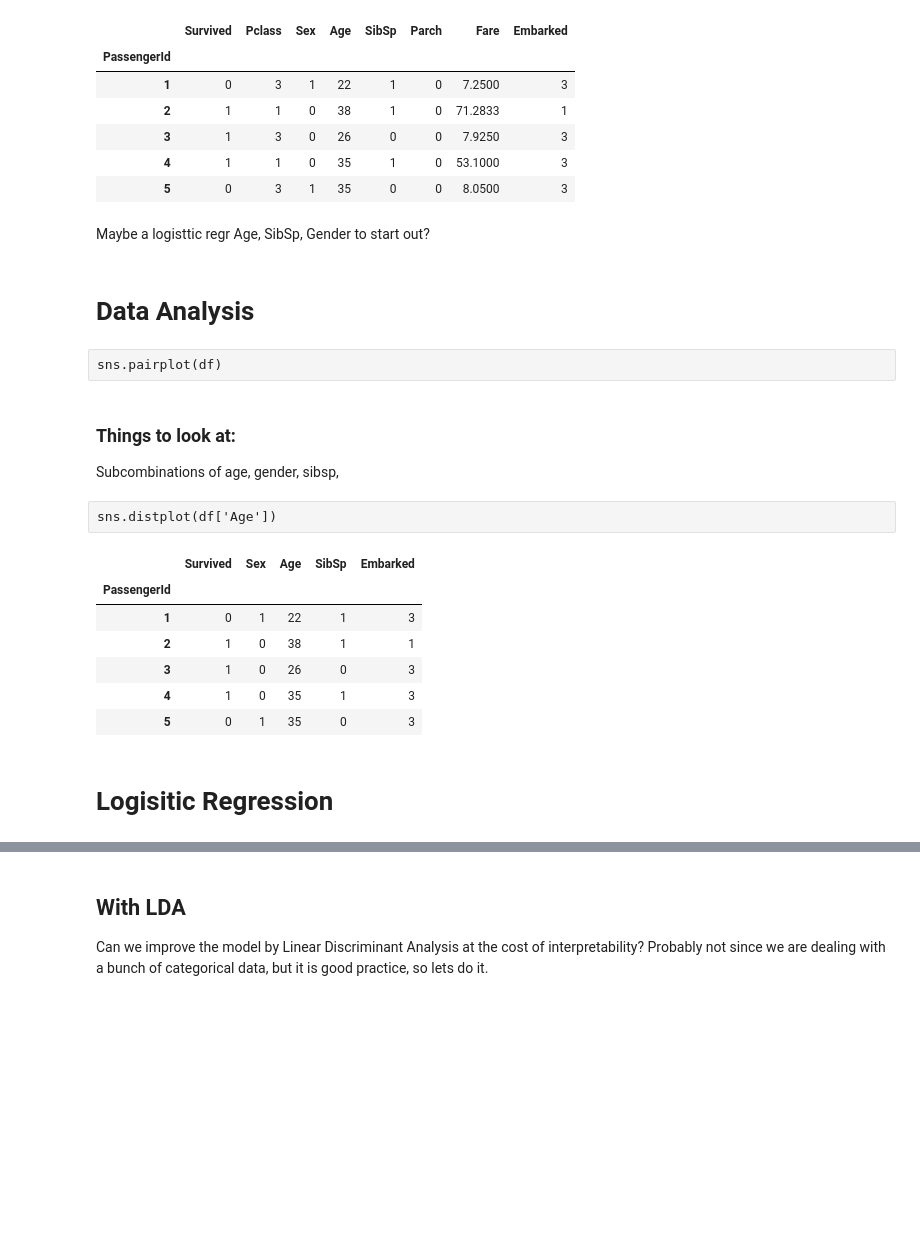
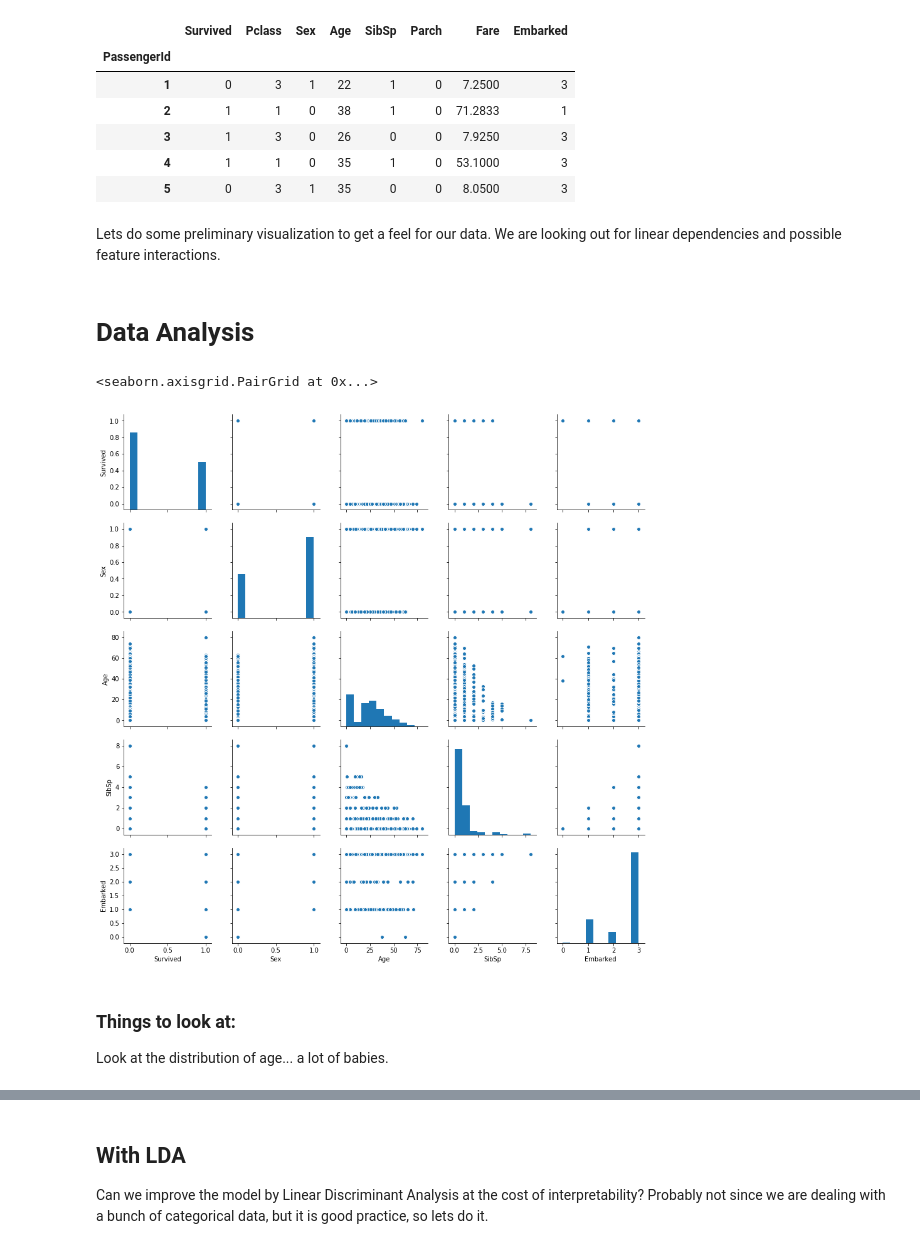
Before and after one commit to harrisonjansma/ML-Notes, a Jupyter notebook: Titanic/Titanic.ipynb, the cells around one changed output, grey strips where cells are left out. Drawn from its saved outputs; the diff is of its cells as text; code cells hidden in the pictures; blank space fills up the shorter version.

```diff
--- a/Titanic/Titanic.ipynb
+++ b/Titanic/Titanic.ipynb
@@ -45,29 +51,18 @@ titanic.head()
 | 3 | 1 | 3 | 0 | 26 | 0 | 0 | 7.9250 | 3 |
 | 4 | 1 | 1 | 0 | 35 | 1 | 0 | 53.1000 | 3 |
 | 5 | 0 | 3 | 1 | 35 | 0 | 0 | 8.0500 | 3 |
-# %% [markdown]
-Maybe a logisttic regr Age, SibSp, Gender to start out?
+# %% [markdown]
+Lets do some preliminary visualization to get a feel for our data. We are looking out for linear dependencies and possible feature interactions.
 # %% [markdown]
 # Data Analysis
 # %%
 df = titanic.drop(['Pclass','Parch','Fare'], axis = 1)
-# %% [raw]
-sns.pairplot(df)
+# %%
+sns.pairplot(df)
+# %% [output]
+<seaborn.axisgrid.PairGrid at 0x...>
+[figure, added]
 # %% [markdown]
 ### Things to look at:
 
-Subcombinations of age,  gender, sibsp,
+Look at the distribution of age... a lot of babies.
-# %% [raw]
-sns.distplot(df['Age'])
-# %%
-df.head()
-# %% [output]
-|  | Survived | Sex | Age | SibSp | Embarked |
-| PassengerId |  |  |  |  |  |
-| 1 | 0 | 1 | 22 | 1 | 3 |
-| 2 | 1 | 0 | 38 | 1 | 1 |
-| 3 | 1 | 0 | 26 | 0 | 3 |
-| 4 | 1 | 0 | 35 | 1 | 3 |
-| 5 | 0 | 1 | 35 | 0 | 3 |
-# %% [markdown]
-# Logisitic Regression
```
Also changed, not shown: parts of 40 cells of this notebook, 1 other file.
